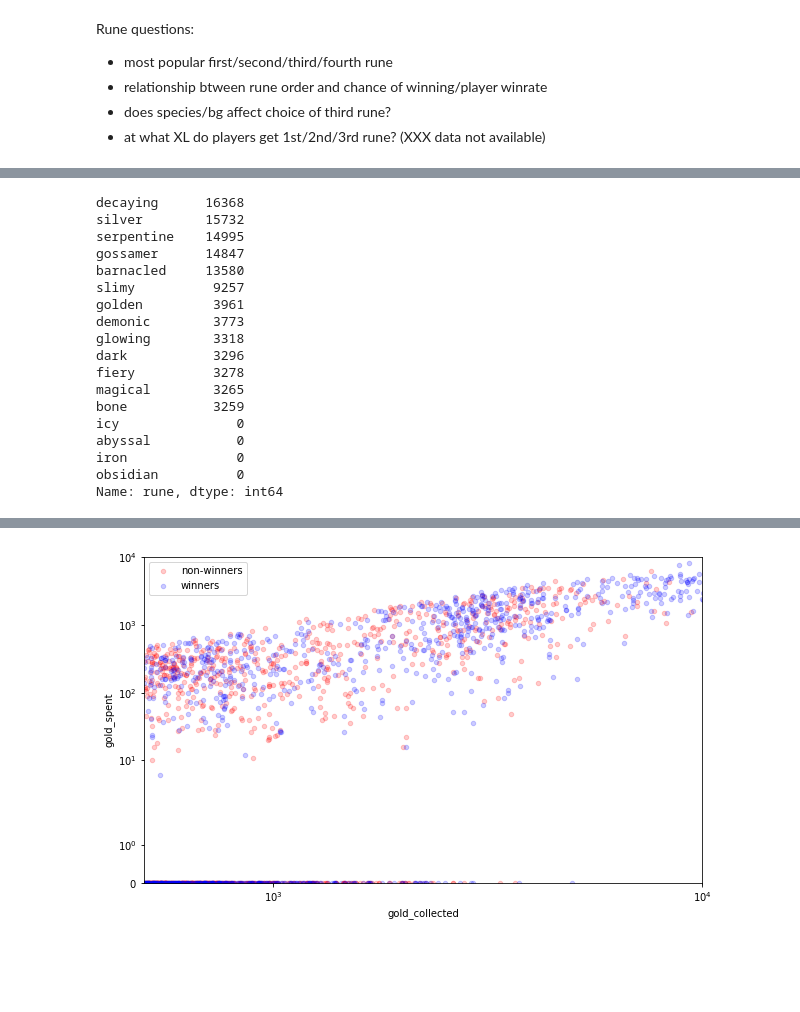
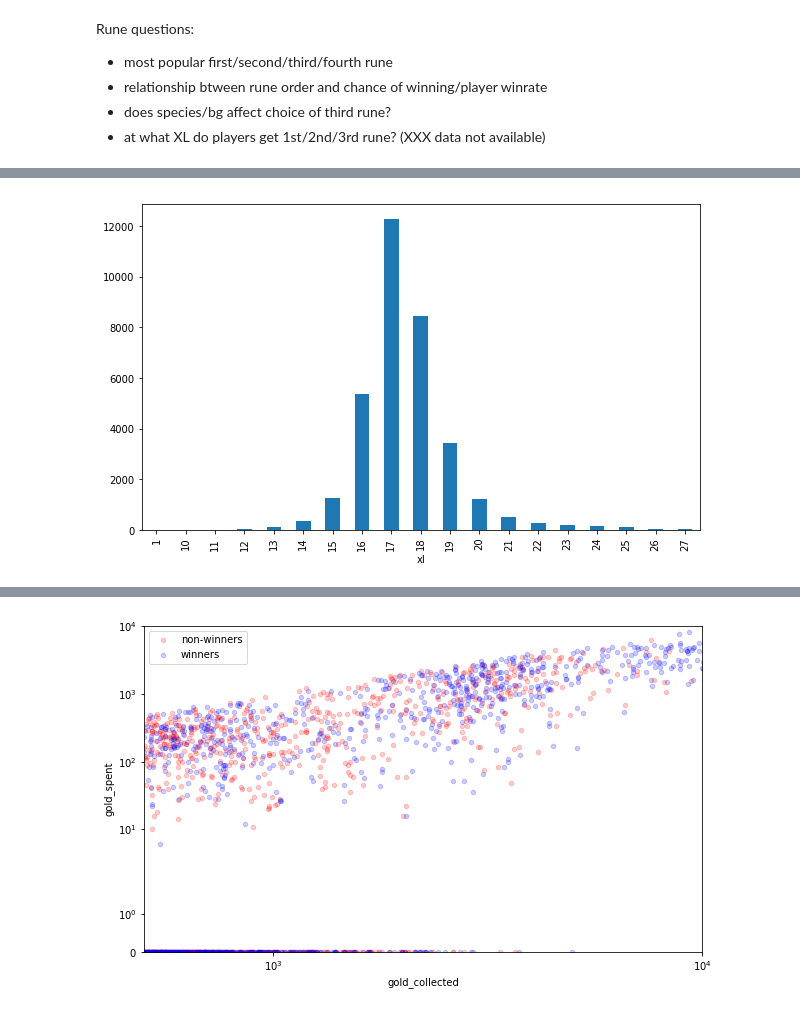
Before and after one commit to colinmorris/crawl-coroner, a Jupyter notebook: misc.ipynb, the cells around one changed output, grey strips where cells are left out. Saved outputs shown, nothing was run; the diff lists cells and outputs as text; code cells hidden in the pictures; blank space fills up the shorter version.

```diff
--- a/misc.ipynb
+++ b/misc.ipynb
@@ -49,22 +50,4 @@ for nth, ax in zip(range(1,4), axes.flatten()):
-# %%
-r['rune'].value_counts()
-# Ugggggggghhhhh. Fuck vowels.
-# %% [output]
-decaying      16368
-silver        15732
-serpentine    14995
-gossamer      14847
-barnacled     13580
-slimy          9257
-golden         3961
-demonic        3773
-glowing        3318
-dark           3296
-fiery          3278
-magical        3265
-bone           3259
-icy               0
-abyssal           0
-iron              0
-obsidian          0
-Name: rune, dtype: int64
+# %%
+r[r['order']==1].groupby('xl').size().plot.bar(figsize=FS);
+# %% [output]
+[figure, added]
```
Also changed, not shown: parts of 14 cells of this notebook, 1 other file.
